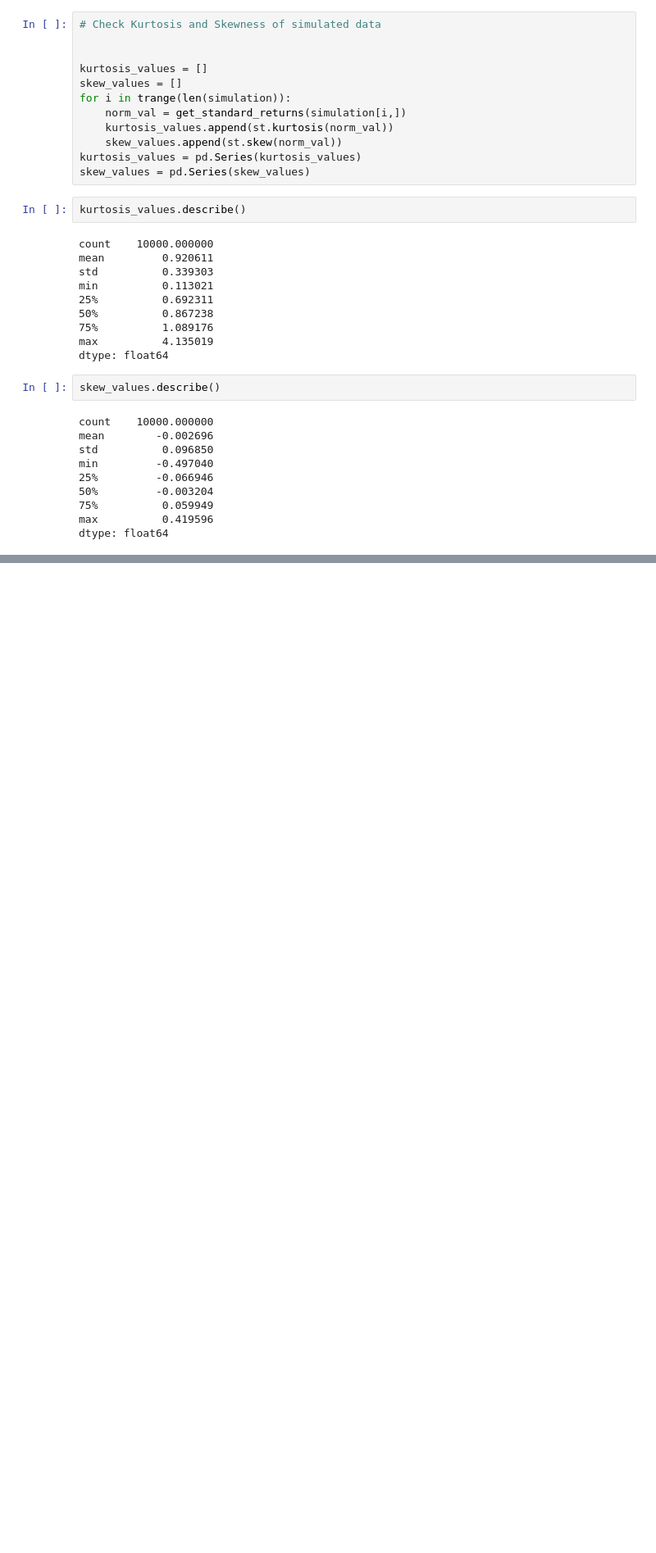
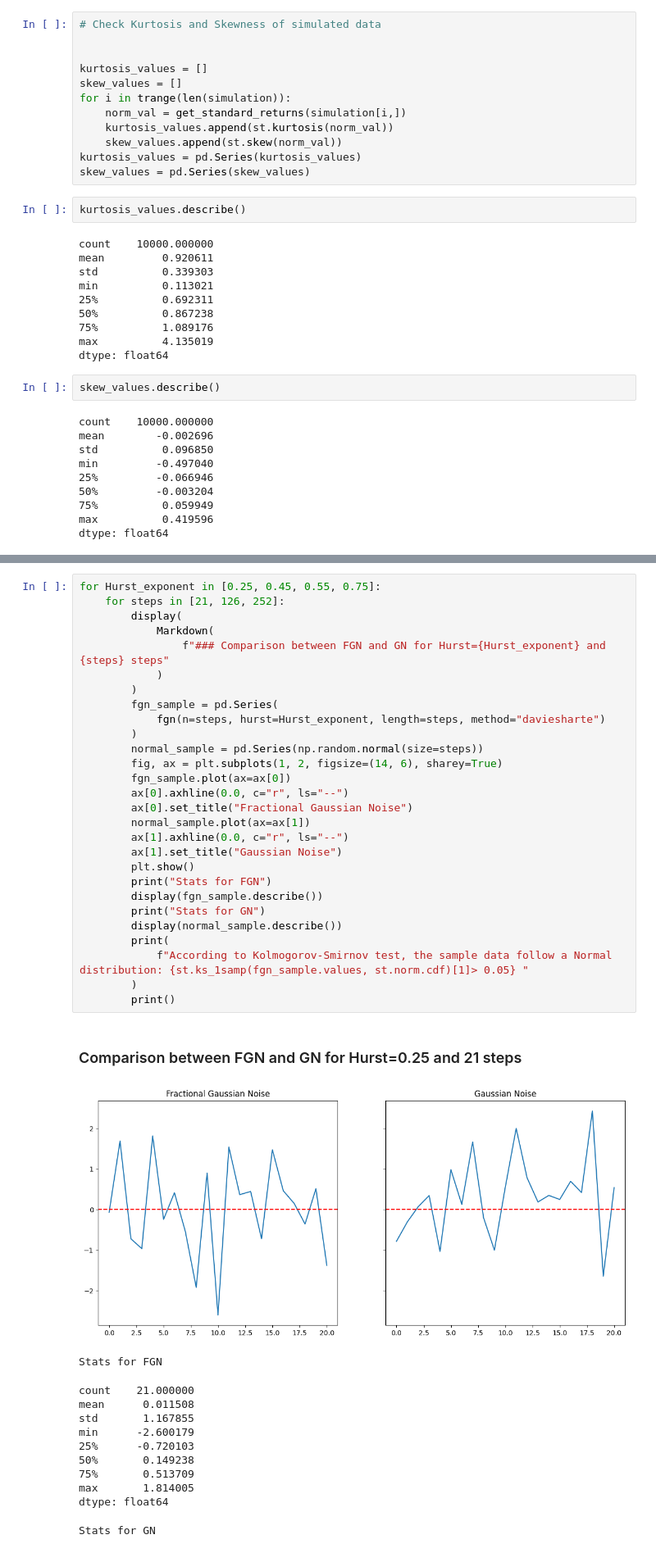
Before and after one commit to adalseno/mmar, a Jupyter notebook: notebooks/check_mc_simulation.ipynb, the cells around one changed output, grey strips where cells are left out. Shown at 82% size. Saved outputs shown, nothing was run; the diff lists cells and outputs as text; blank space fills up the shorter version.

Commit message:
Added comparison FGN vs GN

```diff
--- a/notebooks/check_mc_simulation.ipynb
+++ b/notebooks/check_mc_simulation.ipynb
@@ -206,0 +216,42 @@ dtype: float64
+# %%
+for Hurst_exponent in [0.25, 0.45, 0.55, 0.75]:
+    for steps in [21, 126, 252]:
+        display(
+            Markdown(
+                f"### Comparison between FGN and GN for Hurst={Hurst_exponent} and {steps} steps"
+            )
+        )
+        fgn_sample = pd.Series(
+            fgn(n=steps, hurst=Hurst_exponent, length=steps, method="daviesharte")
+        )
+        normal_sample = pd.Series(np.random.normal(size=steps))
+        fig, ax = plt.subplots(1, 2, figsize=(14, 6), sharey=True)
+        fgn_sample.plot(ax=ax[0])
+        ax[0].axhline(0.0, c="r", ls="--")
+        ax[0].set_title("Fractional Gaussian Noise")
+        normal_sample.plot(ax=ax[1])
+        ax[1].axhline(0.0, c="r", ls="--")
+        ax[1].set_title("Gaussian Noise")
+        plt.show()
+        print("Stats for FGN")
+        display(fgn_sample.describe())
+        print("Stats for GN")
+        display(normal_sample.describe())
+        print(
+            f"According to Kolmogorov-Smirnov test, the sample data follow a Normal distribution: {st.ks_1samp(fgn_sample.values, st.norm.cdf)[1]> 0.05} "
+        )
+        print()
+# %% [output]
+### Comparison between FGN and GN for Hurst=0.25 and 21 steps
+[figure, added]
+Stats for FGN
+count    21.000000
+mean      0.011508
+std       1.167855
+min      -2.600179
+25%      -0.720103
+50%       0.149238
+75%       0.513709
+max       1.814005
+dtype: float64
+Stats for GN
```
Also changed, not shown: parts of 3 cells of this notebook.
